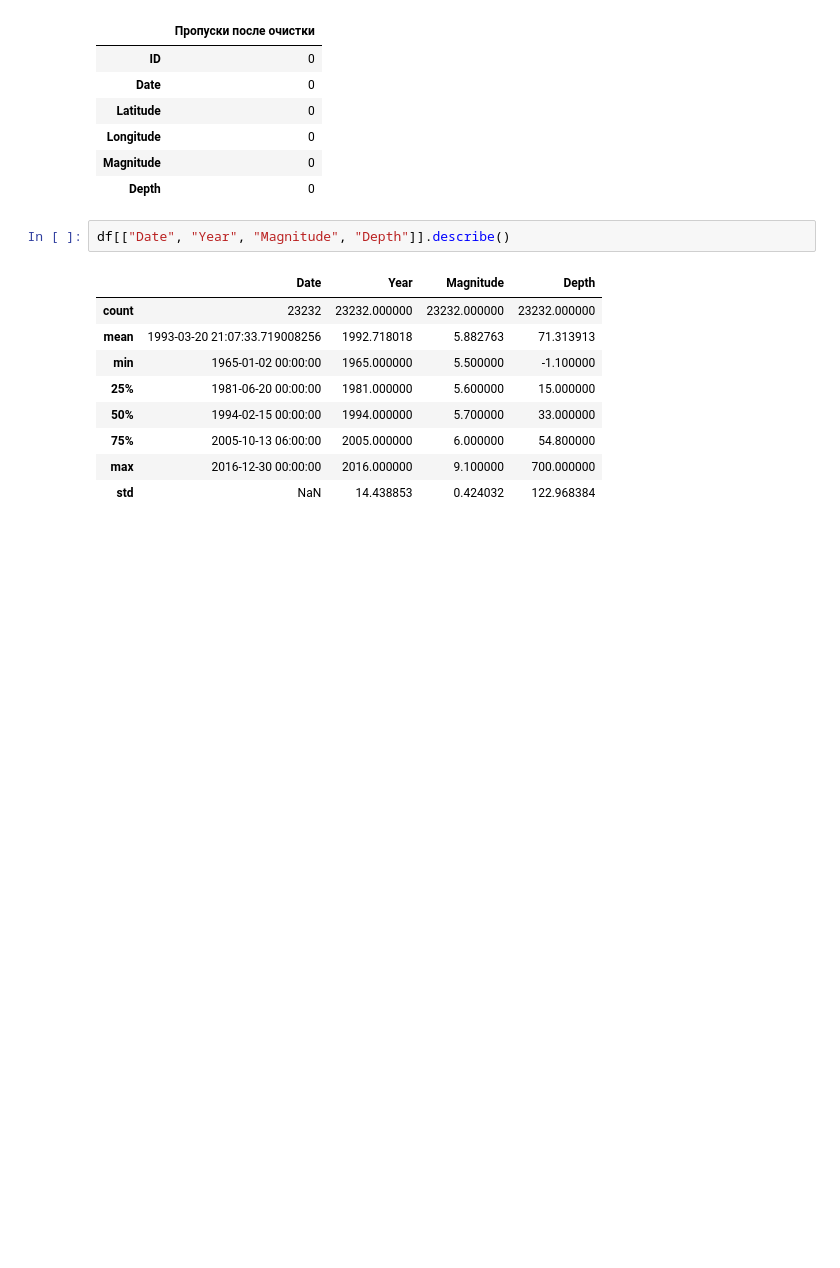
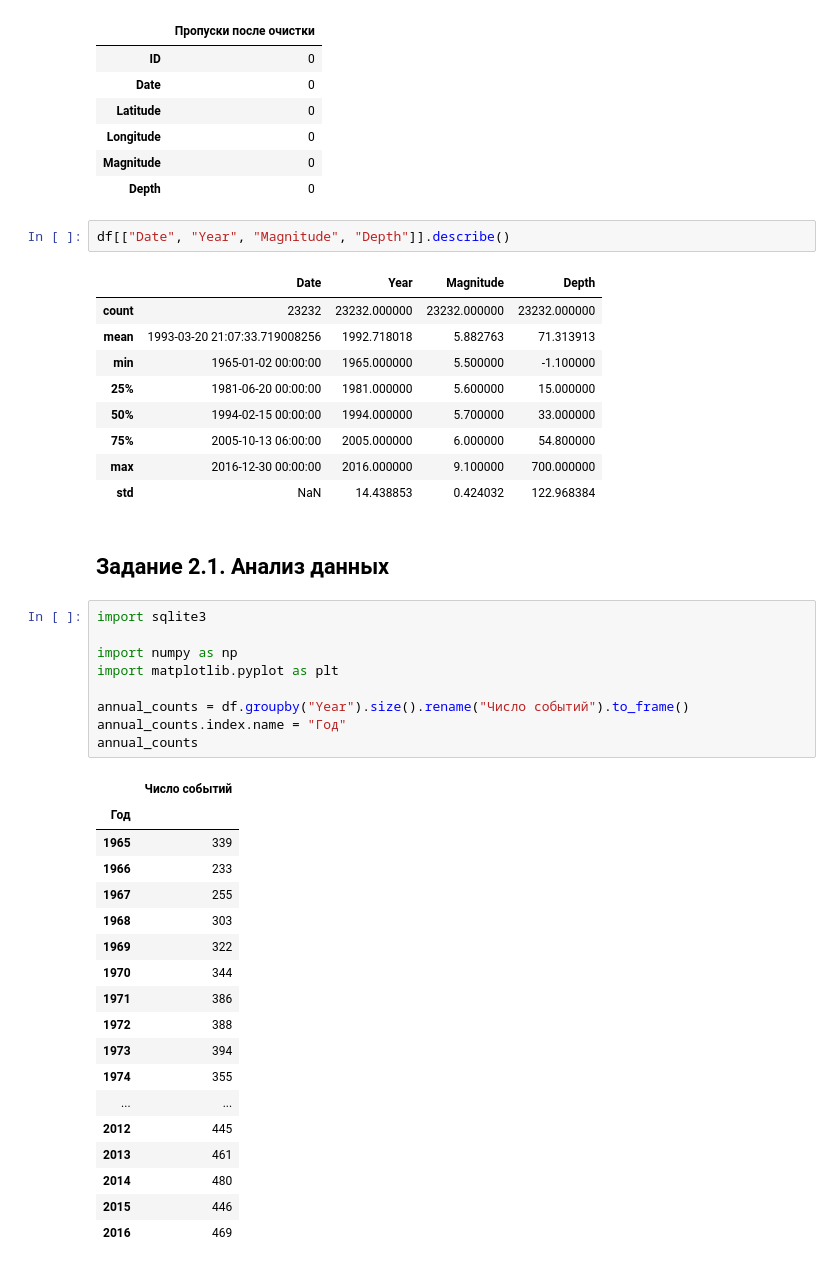
Before and after one commit to Ariel-cano/6402-Khalitov-LR7, a Jupyter notebook: notebooks/analysis.ipynb, the cells around one changed output. Drawn from its saved outputs; the diff is of its cells as text; blank space fills up the shorter version.

```diff
--- a/notebooks/analysis.ipynb
+++ b/notebooks/analysis.ipynb
@@ -221,3 +217,33 @@ df[["Date", "Year", "Magnitude", "Depth"]].describe()
 | 75% | 2005-10-13 06:00:00 | 2005.000000 | 6.000000 | 54.800000 |
 | max | 2016-12-30 00:00:00 | 2016.000000 | 9.100000 | 700.000000 |
 | std | NaN | 14.438853 | 0.424032 | 122.968384 |
+# %% [markdown]
+## Задание 2.1. Анализ данных
+# %%
+import sqlite3
+
+import numpy as np
+import matplotlib.pyplot as plt
+
+annual_counts = df.groupby("Year").size().rename("Число событий").to_frame()
+annual_counts.index.name = "Год"
+annual_counts
+# %% [output]
+|  | Число событий |
+| Год |  |
+| 1965 | 339 |
+| 1966 | 233 |
+| 1967 | 255 |
+| 1968 | 303 |
+| 1969 | 322 |
+| 1970 | 344 |
+| 1971 | 386 |
+| 1972 | 388 |
+| 1973 | 394 |
+| 1974 | 355 |
+| ... | ... |
+| 2012 | 445 |
+| 2013 | 461 |
+| 2014 | 480 |
+| 2015 | 446 |
+| 2016 | 469 |
```
Also changed, not shown: parts of 8 cells of this notebook, 1 other file.
